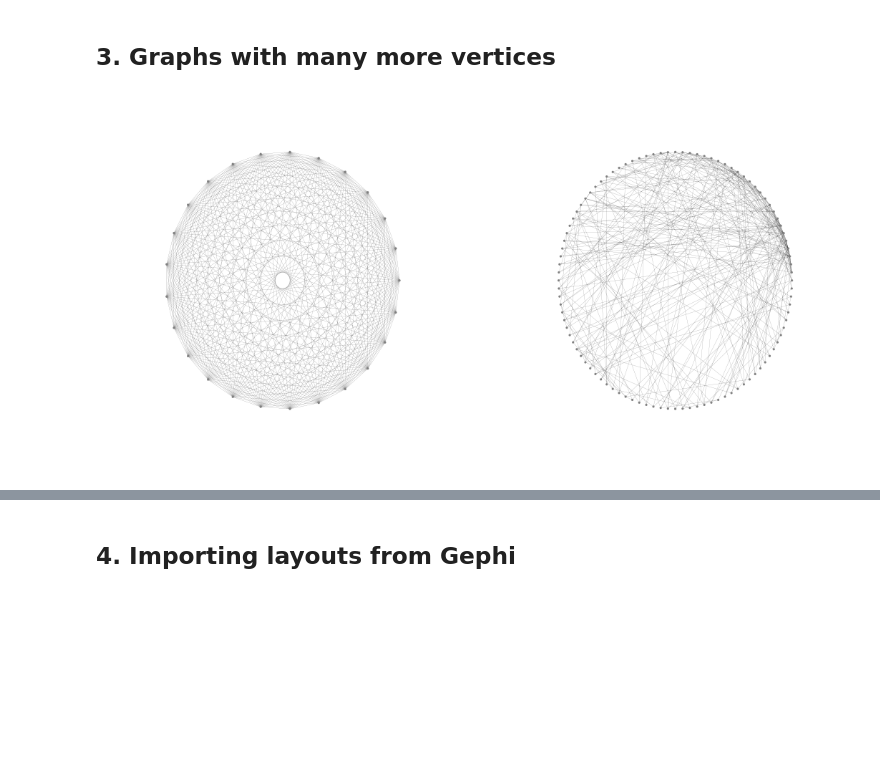
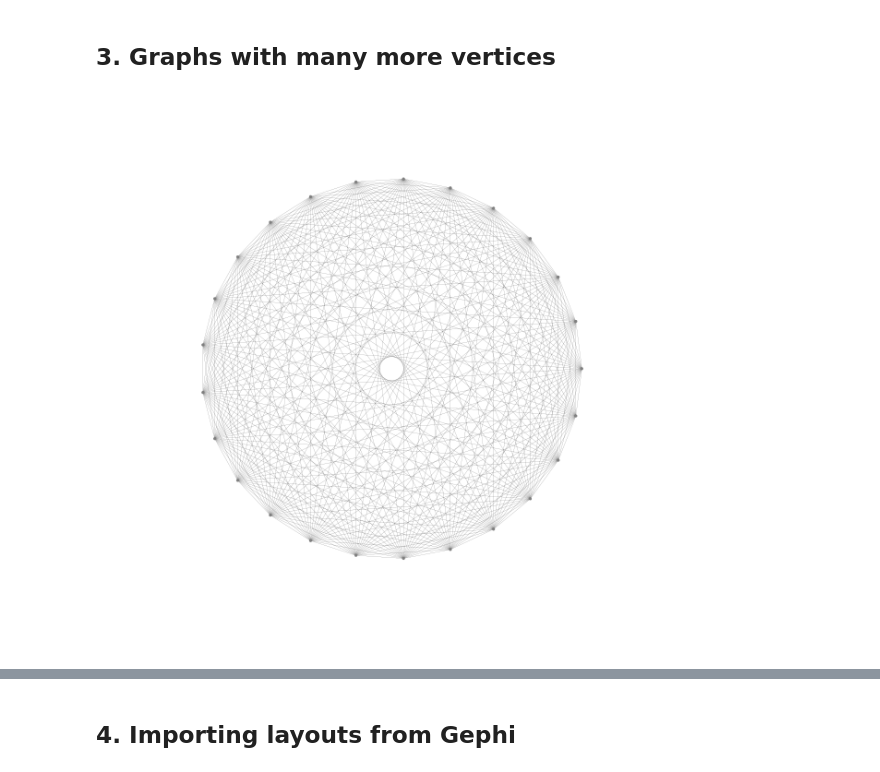
Before and after one commit to MHenderson/graph-drawing, a Jupyter notebook: networkx-drawing-notebook.ipynb, the cells around one changed output, grey strips where cells are left out. Drawn from its saved outputs; the diff is of its cells as text; code cells hidden in the pictures; blank space fills up the shorter version.

```diff
--- a/networkx-drawing-notebook.ipynb
+++ b/networkx-drawing-notebook.ipynb
@@ -121,14 +121,9 @@ options_2 = {
  'width': 0.1,
 }
 # %%
-setfigsize(18, 9)
+setfigsize(8, 8)
 
 G = nx.complete_graph(25)
-plt.subplot(121)
 nx.draw_circular(G, **options_2)
-
-G = nx.barabasi_albert_graph(100, 3)
-plt.subplot(122)
-nx.draw_circular(G, **options_2)
 # %% [output]
-[figure, old version]
+[figure, new version]
```
Also changed, not shown: parts of 5 cells of this notebook.
